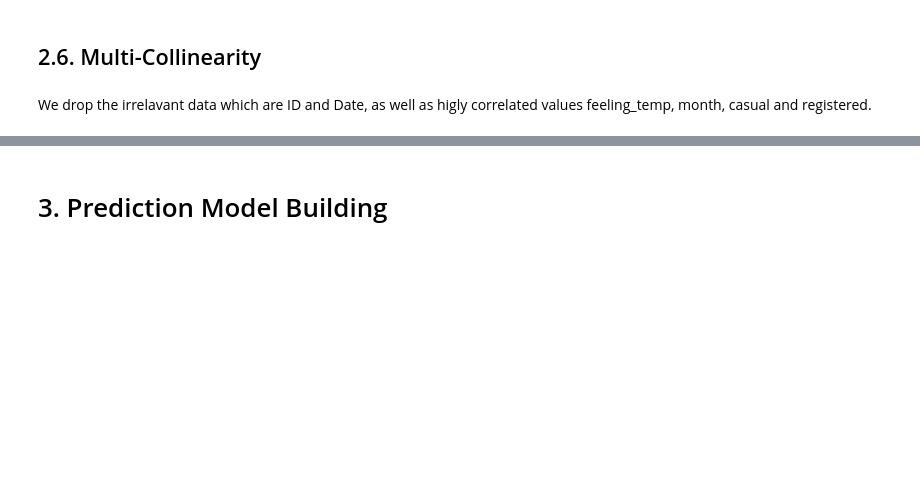
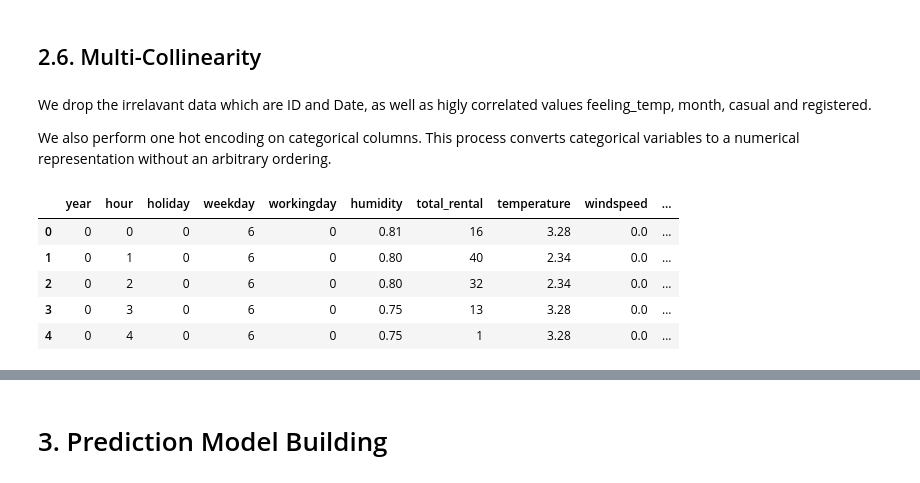
Before and after one commit to wuestenblume/Capital-Bikeshare, a Jupyter notebook: Data_analysis.ipynb, the cells around one changed output, grey strips where cells are left out. Saved outputs shown, nothing was run; the diff lists cells and outputs as text; code cells hidden in the pictures; blank space fills up the shorter version.

```diff
--- a/Data_analysis.ipynb
+++ b/Data_analysis.ipynb
@@ -493,13 +504,24 @@ plt.show()
 ## 2.6. Multi-Collinearity
 # %% [markdown]
 We drop the irrelavant data which are ID and Date, as well as higly correlated values feeling_temp, month, casual and registered.
+
+We also perform one hot encoding on categorical columns. This process converts categorical variables to a numerical representation without an arbitrary ordering.
 # %%
 data.drop('id',axis=1,inplace=True)
 data.drop('feeling_temp', axis=1, inplace=True)
 data.drop('date', axis=1, inplace=True)
 data.drop('registered', axis=1, inplace=True)
 data.drop('casual', axis=1, inplace=True)
 data.drop('month', axis=1, inplace=True)
+data=pd.get_dummies(data,columns=['season','weather'])
+data.head()
+# %% [output]
+|  | year | hour | holiday | weekday | workingday | humidity | total_rental | temperature | windspeed | ... |
+| 0 | 0 | 0 | 0 | 6 | 0 | 0.81 | 16 | 3.28 | 0.0 | ... |
+| 1 | 0 | 1 | 0 | 6 | 0 | 0.80 | 40 | 2.34 | 0.0 | ... |
+| 2 | 0 | 2 | 0 | 6 | 0 | 0.80 | 32 | 2.34 | 0.0 | ... |
+| 3 | 0 | 3 | 0 | 6 | 0 | 0.75 | 13 | 3.28 | 0.0 | ... |
+| 4 | 0 | 4 | 0 | 6 | 0 | 0.75 | 1 | 3.28 | 0.0 | ... |
 # %%
 data.corr()
 # %% [output]
```
Also changed, not shown: parts of 29 cells of this notebook.
